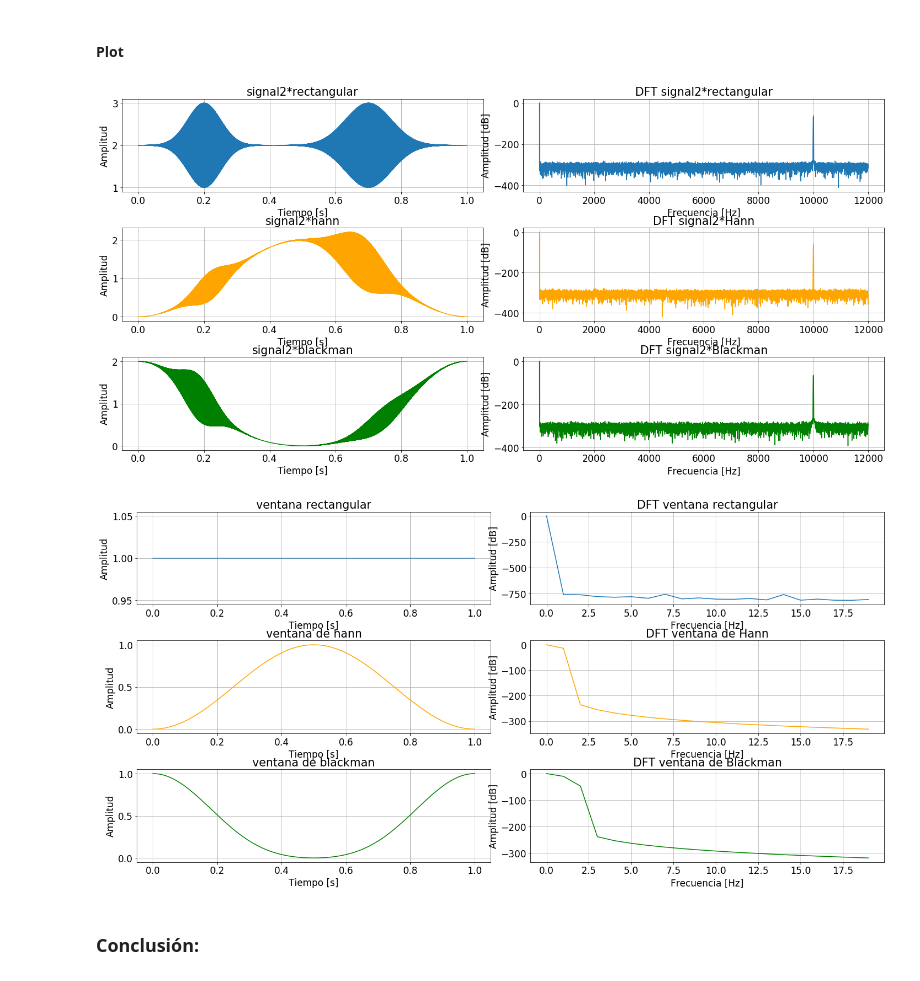
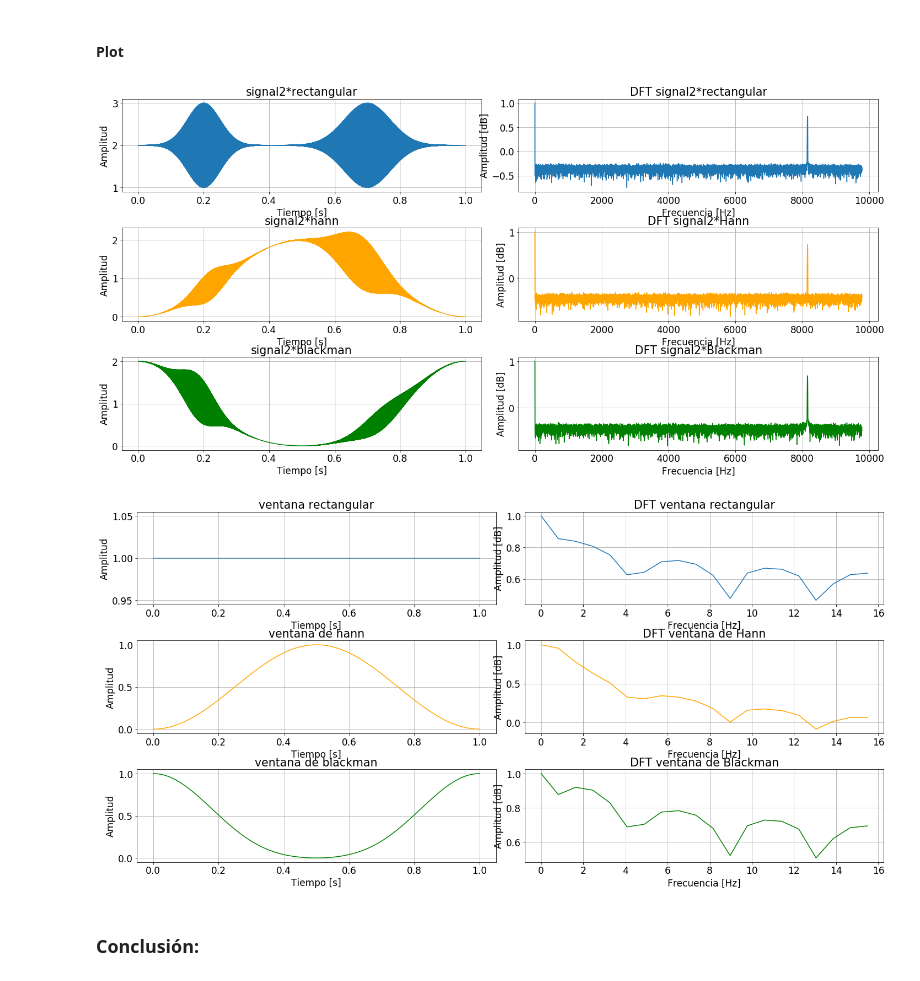
Before and after one commit to lunaisaias/dsp, a Jupyter notebook: tp2_dsp.ipynb, the cells around one changed output. Drawn from its saved outputs; the diff is of its cells as text; code cells hidden in the pictures.

```diff
--- a/tp2_dsp.ipynb
+++ b/tp2_dsp.ipynb
@@ -163,17 +166,25 @@ signal2_blackman = signal2 * w_blackman
 # %% [markdown]
 #### Cálculo de las dft
 # %%
-samples= 0
-dft_signal2 = np.fft.rfft(signal2, n=T*sr+samples)
+samples= 10000
+dft_signal2 = np.fft.rfft(signal2, n=T*sr)
 freq_signal2 = np.fft.rfftfreq(T*sr+samples, 1/sr)
 
-dft_signal2_rectangular = np.fft.rfft(signal2_rectangular, n=T*sr+samples)
-dft_signal2_hann = np.fft.rfft(signal2_hann, n=T*sr+samples)
-dft_signal2_blackman = np.fft.rfft(signal2_blackman, n=T*sr+samples)
+dft_signal2_rectangular = np.fft.rfft(signal2_rectangular, n=T*sr)
+dft_signal2_hann = np.fft.rfft(signal2_hann, n=T*sr)
+dft_signal2_blackman = np.fft.rfft(signal2_blackman, n=T*sr)
+
+dftdB_signal2_rectangular = 20*np.log(abs(dft_signal2_rectangular)+np.finfo(float).eps/max(abs(dft_signal2_rectangular)))
+dftdB_signal2_hann = 20*np.log(abs(dft_signal2_hann)+np.finfo(float).eps/max(abs(dft_signal2_hann)))
+dftdB_signal2_blackman = 20*np.log(abs(dft_signal2_blackman)+np.finfo(float).eps/max(abs(dft_signal2_blackman)))
 
 dft_rectangular = np.fft.rfft(w_rectangular, n=T*sr+samples)
 dft_hann = np.fft.rfft(w_hann, n=T*sr+samples)
 dft_blackman = np.fft.rfft(w_blackman, n=T*sr+samples)
+
+dftdB_rectangular= 20*np.log(abs(dft_rectangular)+np.finfo(float).eps/max(abs(dft_rectangular)))
+dftdB_hann = 20*np.log(abs(dft_hann)+np.finfo(float).eps/max(abs(dft_hann)))
+dftdB_blackman = 20*np.log(abs(dft_blackman)+np.finfo(float).eps/max(abs(dft_blackman)))
 # %% [markdown]
 #### Plot
 # %%
@@ -185,11 +196,11 @@ axs[1, 0].plot(t, signal2_hann, color='orange')
 axs[1, 0].set_title('signal2*hann')
 axs[2, 0].plot(t, signal2_blackman, color='green')
 axs[2, 0].set_title('signal2*blackman')
-axs[0, 1].plot(freq_signal2[0:12000], 20*np.log(abs(dft_signal2_rectangular[0:12000])/max(abs(dft_signal2_rectangular))))
+axs[0, 1].plot(freq_signal2[0:12000], dftdB_signal2_rectangular[0:12000]/max(dftdB_signal2_rectangular))
 axs[0, 1].set_title('DFT signal2*rectangular')
-axs[1, 1].plot(freq_signal2[0:12000], 20*np.log(abs(dft_signal2_hann[0:12000])/max(abs(dft_signal2_hann))), color='orange')
+axs[1, 1].plot(freq_signal2[0:12000], dftdB_signal2_hann[0:12000]/max(dftdB_signal2_hann), color='orange')
 axs[1, 1].set_title('DFT signal2*Hann')
-axs[2, 1].plot(freq_signal2[0:12000], 20*np.log(abs(dft_signal2_blackman[0:12000])/max(abs(dft_signal2_blackman))), color='green')
+axs[2, 1].plot(freq_signal2[0:12000], dftdB_signal2_blackman[0:12000]/max(dftdB_signal2_blackman), color='green')
 axs[2, 1].set_title('DFT signal2*Blackman')
 fig.tight_layout()
 
@@ -205,38 +216,38 @@ for ax in axs.flat:
     ax.grid()
 
 plt.rcParams.update({'font.size': 17})
 fig, axs = plt.subplots(3, 2, sharex=False, sharey=False, figsize=[20, 10])
 axs[0, 0].plot(t, w_rectangular )
 axs[0, 0].set_title('ventana rectangular')
 axs[1, 0].plot(t, w_hann, color='orange')
 axs[1, 0].set_title('ventana de hann')
 axs[2, 0].plot(t, w_blackman, color='green')
 axs[2, 0].set_title('ventana de blackman')
-axs[0, 1].plot(freq_signal2[0:20], 20*np.log((abs(dft_rectangular[0:20])+ np.finfo(float).eps)/(max(abs(dft_rectangular)))))
+axs[0, 1].plot(freq_signal2[0:20], dftdB_rectangular[0:20]/max(dftdB_rectangular[0:20]))
 axs[0, 1].set_title('DFT ventana rectangular')
-axs[1, 1].plot(freq_signal2[0:20], 20*np.log((abs(dft_hann[0:20])+ np.finfo(float).eps)/max(abs(dft_hann))), color='orange')
+axs[1, 1].plot(freq_signal2[0:20],dftdB_hann[0:20]/max(dftdB_hann[0:20]), color='orange')
 axs[1, 1].set_title('DFT ventana de Hann')
-axs[2, 1].plot(freq_signal2[0:20], 20*np.log((abs(dft_blackman[0:20])+ np.finfo(float).eps)/max(abs(dft_blackman))), color='green')
+axs[2, 1].plot(freq_signal2[0:20], dftdB_blackman[0:20]/max(dftdB_blackman[0:20]) , color='green')
 axs[2, 1].set_title('DFT ventana de Blackman')
 fig.tight_layout()
 
 axs[0, 0].set(ylabel='Amplitud', xlabel='Tiempo [s]')
 axs[1, 0].set(ylabel='Amplitud', xlabel='Tiempo [s]')
 axs[2, 0].set(ylabel='Amplitud', xlabel='Tiempo [s]')
 
 axs[0, 1].set(ylabel='Amplitud [dB]', xlabel='Frecuencia [Hz]')
 axs[1, 1].set(ylabel='Amplitud [dB]', xlabel='Frecuencia [Hz]')
 axs[2, 1].set(ylabel='Amplitud [dB]', xlabel='Frecuencia [Hz]')
 # axs[0, 1].set_ylim((-250,10))
 # axs[1, 1].set_ylim((-500,10))
 # axs[2, 1].set_ylim((-250,10))
 
 
 for ax in axs.flat:
     ax.grid()
 # %% [output]
-[figure, old version]
+[figure, new version]
-[figure, old version]
+[figure, new version]
 # %% [markdown]
 ### Conclusión:
 # %% [markdown]
```
Also changed, not shown: parts of 25 cells of this notebook, 1 other file.
